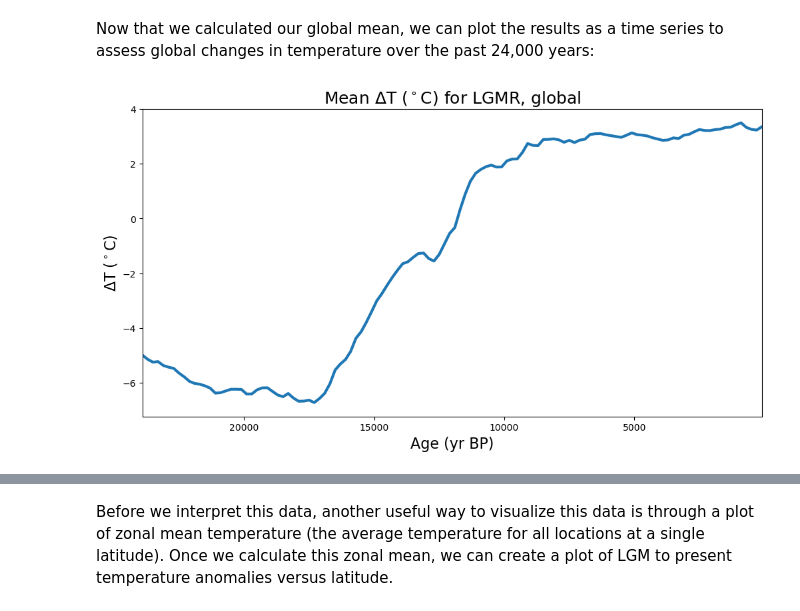
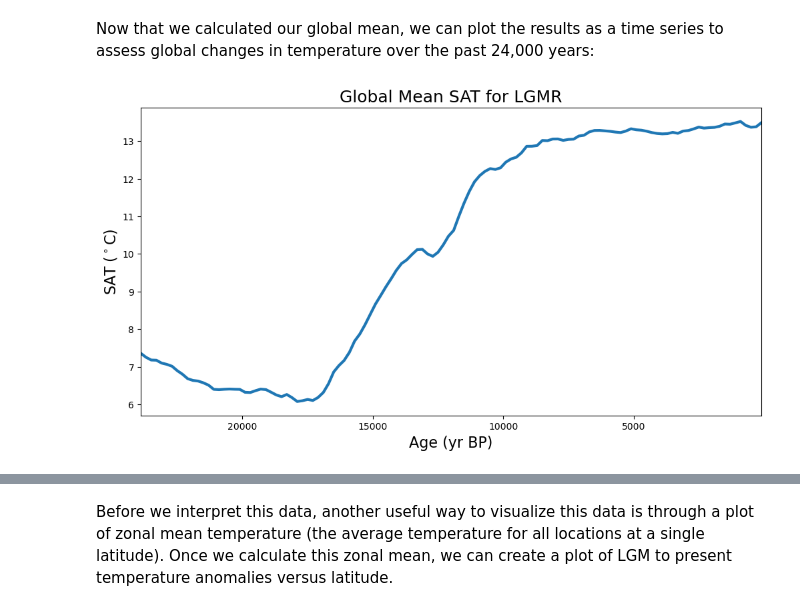
Before and after one commit to ClimateMatchAcademy/course-content, a Jupyter notebook: tutorials/W1D4_Paleoclimate/W1D4_Tutorial9.ipynb, the cells around one changed output, grey strips where cells are left out. Cells and saved outputs as stored; diff of their text form; code cells hidden in the pictures.

```diff
--- a/tutorials/W1D4_Paleoclimate/W1D4_Tutorial9.ipynb
+++ b/tutorials/W1D4_Paleoclimate/W1D4_Tutorial9.ipynb
@@ -65,6 +83,9 @@ Now that the data is loaded, we can plot a time series of the temperature data t
 # %%
-# Calculate the global mean surface temperature
-tas_global_mean = dataset.sat.mean(dim=['lat', 'lon'])
+# assign weights
+weights = np.cos(np.deg2rad(dataset.lat))
+
+# calculate the global mean surface temperature
+tas_global_mean = dataset.sat.weighted(weights).mean(dim=['lat', 'lon'])
 tas_global_mean
 # %% [output]
 <xarray.DataArray 'sat' (age: 120)>
@@ -89,17 +110,17 @@ Now that we calculated our global mean, we can plot the results as a time series
 # %%
 # Plot the global mean surface temperature since the LGM
 f,ax1 = plt.subplots(1, 1, figsize=(12,6))
 ax1.plot(dataset['age'], tas_global_mean, linewidth=3)
 
 ax1.set_xlim(dataset['age'].max().values, dataset['age'].min().values)
-ax1.set_ylabel('$\Delta$T ($^\circ$C)', fontsize=16)
+ax1.set_ylabel('SAT ($^\circ$C)', fontsize=16)
 ax1.set_xlabel('Age (yr BP)', fontsize=16)
 ax1.set_title(
-  f'Mean $\Delta$T ($^\circ$C) for LGMR, global',
+  f'Global Mean SAT for LGMR',
   fontsize=18,
   loc='center'
 )
 plt.show()
 # %% [output]
-[figure, old version]
+[figure, new version]
 # %% [markdown]
```
Also changed, not shown: parts of 16 cells of this notebook.
